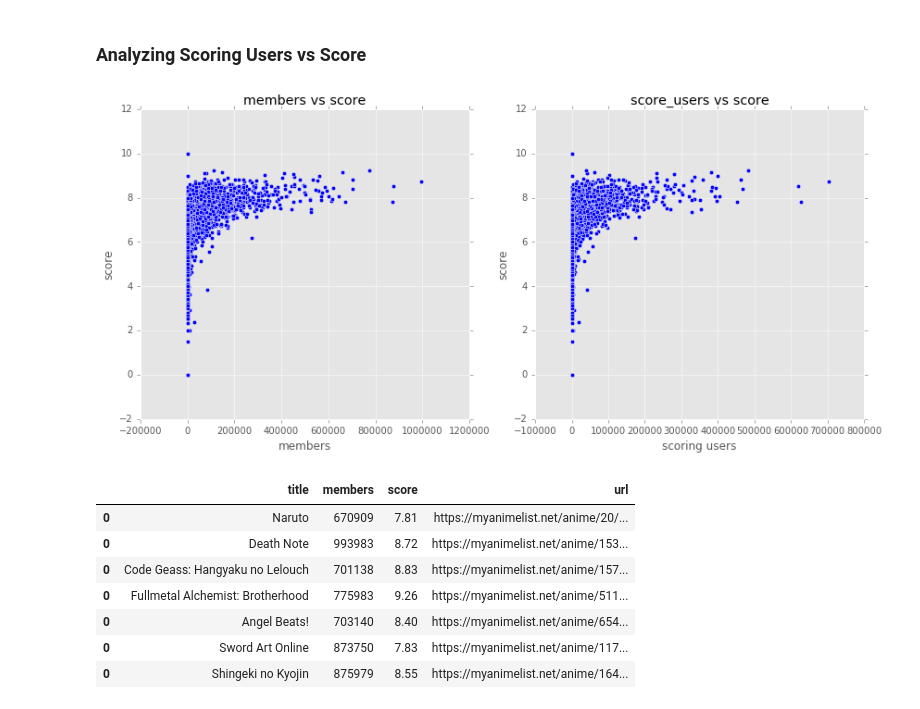
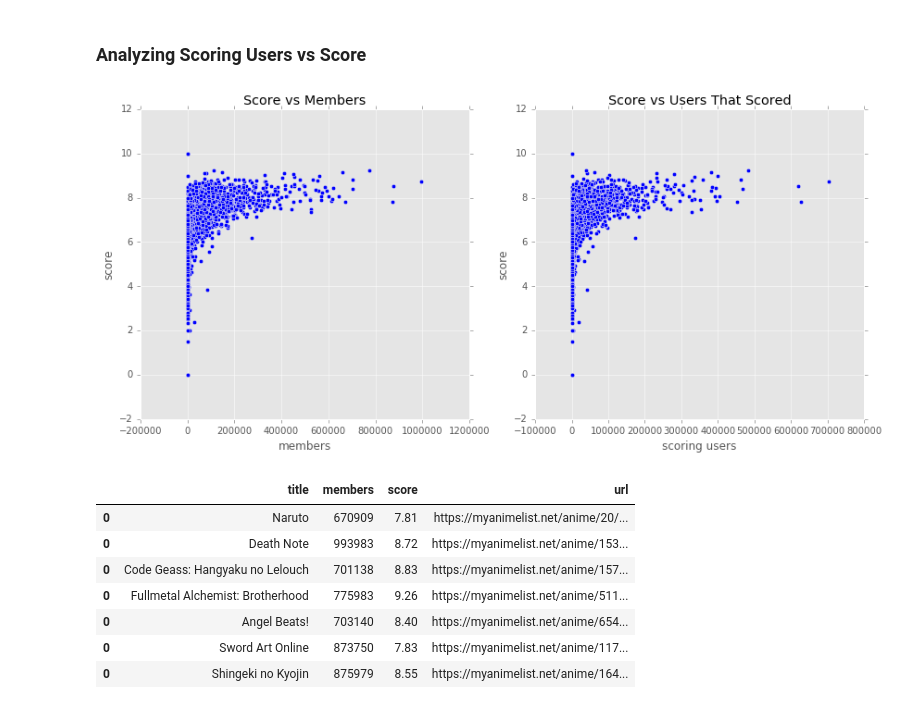
Before and after one commit to FourSwordKirby/MALDataScience, a Jupyter notebook: more_stats.ipynb, the cells around one changed output. Saved outputs shown, nothing was run; the diff lists cells and outputs as text; code cells hidden in the pictures.

```diff
--- a/more_stats.ipynb
+++ b/more_stats.ipynb
@@ -346,19 +328,19 @@ MAL_df[(MAL_df['score'] < 2.5) & (MAL_df['members'] > 3000)][['title', 'members'
 # %%
 matplotlib.rcParams['figure.figsize'] = (14.0, 6.0)
 plt.subplot(1, 2, 1)
 plt.scatter(MAL_df['members'], MAL_df['score'])
 plt.xlabel("members")
 plt.ylabel("score")
-plt.title('members vs score')
+plt.title('Score vs Members')
 
 plt.subplot(1, 2, 2)
 plt.scatter(MAL_df['score_users'], MAL_df['score'])
 plt.xlabel("scoring users")
 plt.ylabel("score")
-plt.title('score_users vs score')
+plt.title('Score vs Users That Scored')
 plt.show()
 # %% [output]
-[figure, old version]
+[figure, new version]
 # %%
 MAL_df[(MAL_df['score_users'] > 430000)][['title', 'members', 'score', 'url']]
 # %% [output]
```
Also changed, not shown: parts of 27 cells of this notebook.
